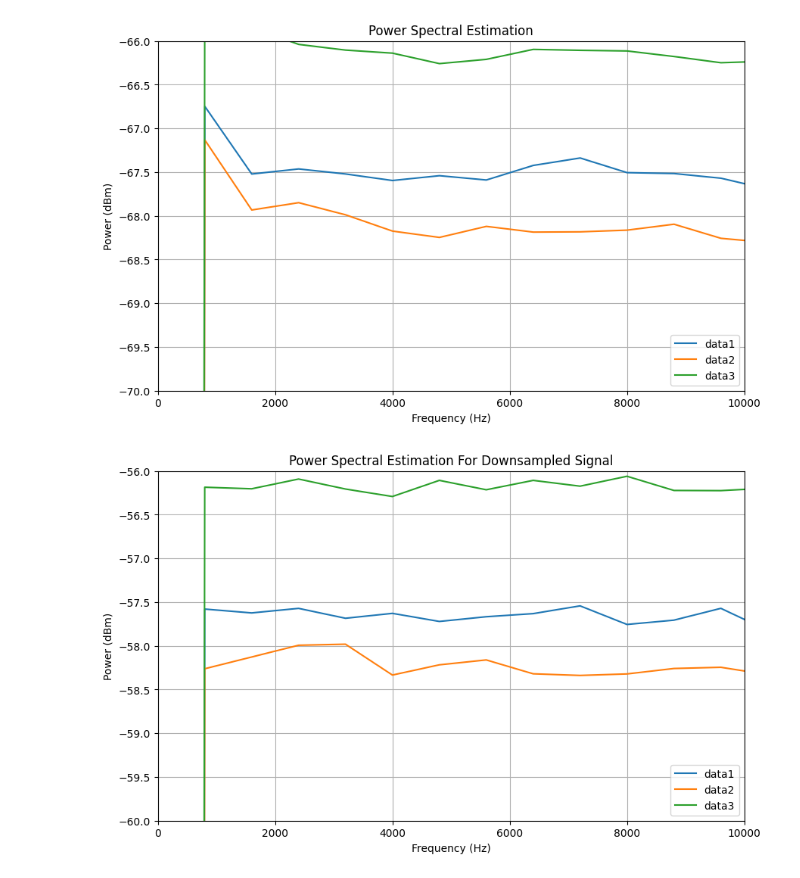
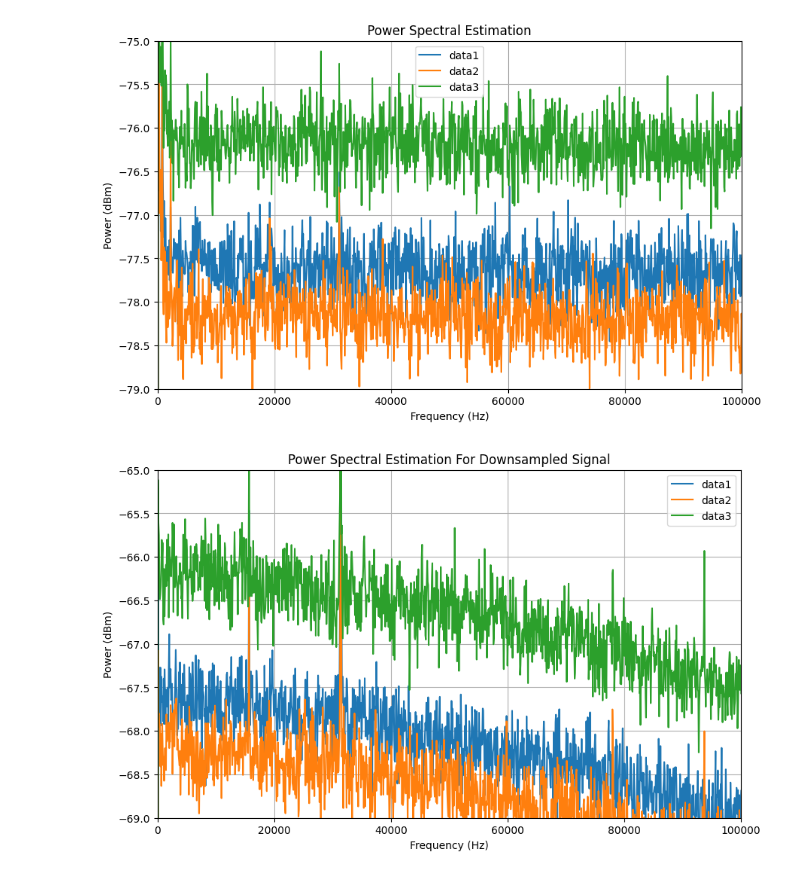
Before and after one commit to kiiichi/python-learning, a Jupyter notebook: DataAE/chip/periodogram.ipynb, the cells around one changed output. Cells and saved outputs as stored; diff of their text form; code cells hidden in the pictures.

```diff
--- a/DataAE/chip/periodogram.ipynb
+++ b/DataAE/chip/periodogram.ipynb
@@ -21,7 +21,7 @@ signal3 = signal3[:min_length]
 # %%
 # Parameters
 split_num = 10 # also is average number
-window_seg_number = 200 # number of segments in each window
+window_seg_number = 20 # number of segments in each window
 sampling_rate = 10000000 # 10MSa/s
 zohms = 50
 
@@ -77,21 +77,21 @@ Pxx_avg3 = 10 * np.log10(Pxx_avg3 / zohms) + 30
 # %%
 # Plot
 yrange = 4
-yref = -68
+yref = -77
 plt.figure(figsize=(10, 6))
 plt.plot(f1, Pxx_avg1, label='data1')
 plt.plot(f2, Pxx_avg2, label='data2')
 plt.plot(f3, Pxx_avg3, label='data3')
 plt.title('Power Spectral Estimation')
 plt.xlabel('Frequency (Hz)')
 plt.ylabel('Power (dBm)')
-plt.xlim(0,10000)
+plt.xlim(0,100000)
 plt.ylim(yref-yrange/2, yref+yrange/2)
 plt.legend()
 plt.grid(True)
 plt.show()
 # %% [output]
-[figure, old version]
+[figure, new version]
 # %%
 # Moving average for downsampling rate
 window_size = 10
@@ -138,7 +138,7 @@ Pxx_avg3_down = 10 * np.log10(Pxx_avg3_down / zohms) + 30
 # %%
 # Plot
 yrange = 4
-yref = -58
+yref = -67
 plt.figure(figsize=(10, 6))
 plt.plot(f1_down, Pxx_avg1_down, label='data1')
 plt.plot(f2_down, Pxx_avg2_down, label='data2')
@@ -146,10 +146,10 @@ plt.plot(f3_down, Pxx_avg3_down, label='data3')
 plt.title('Power Spectral Estimation For Downsampled Signal')
 plt.xlabel('Frequency (Hz)')
 plt.ylabel('Power (dBm)')
-plt.xlim(0,10000)
+plt.xlim(0,100000)
 plt.ylim(yref-yrange/2, yref+yrange/2)
 plt.legend()
 plt.grid(True)
 plt.show()
 # %% [output]
-[figure, old version]
+[figure, new version]
```
Also changed, not shown: parts of 1 cell of this notebook, 4 other files.
